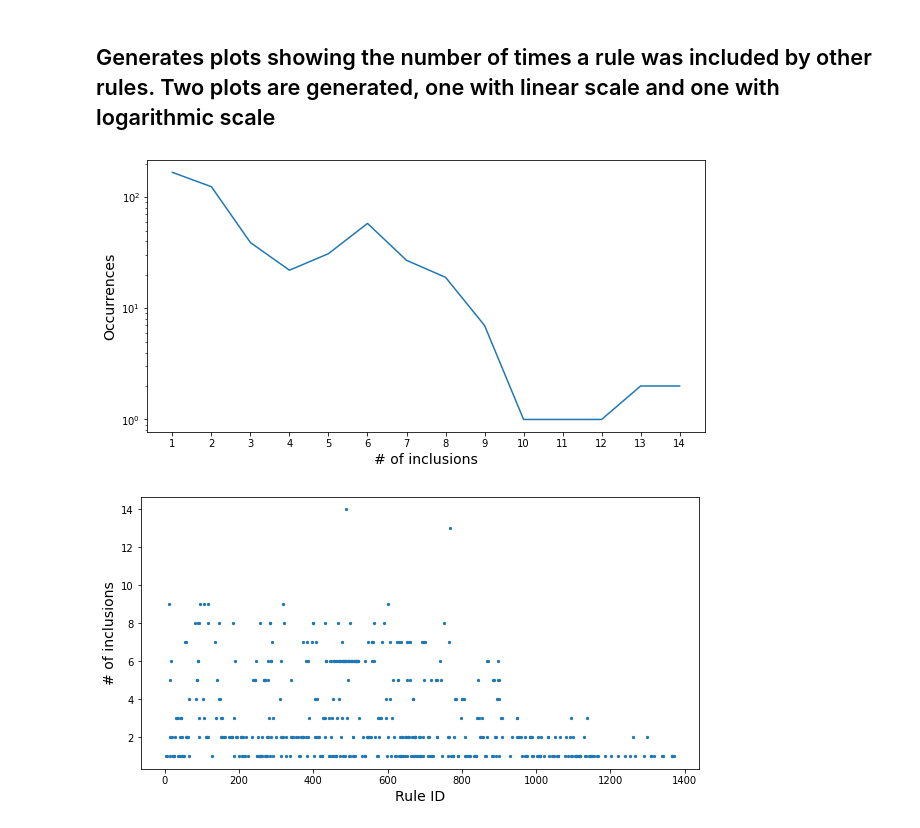
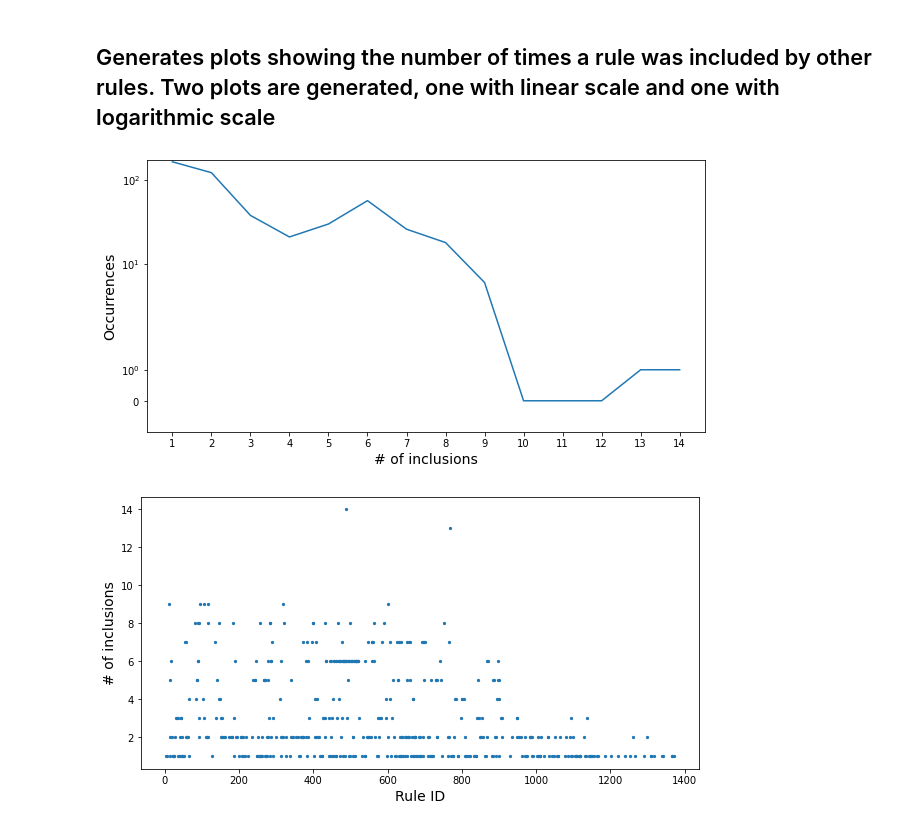
Before and after one commit to Tobi2K/statistics-extraction, a Jupyter notebook: inclusion-stats/InclusionStats.ipynb, the cells around one changed output. Cells and saved outputs as stored; diff of their text form; code cells hidden in the pictures.

Commit message:
fix: Corrected scale on inclusion images

```diff
--- a/inclusion-stats/InclusionStats.ipynb
+++ b/inclusion-stats/InclusionStats.ipynb
@@ -123,35 +123,37 @@ y_second = [0] * 15
 for occ in y:
     y_second[occ] += 1
 y_second = y_second[1:]
-y_second = np.asarray(y_second) + 1
+#y_second = np.asarray(y_second) + 1
 fig = plt.figure(figsize=(10,5))
 
 plt.plot(list(range(1,15)), y_second)
 plt.xticks(list(range(1,15)))
-plt.yscale('log')
+plt.yscale('symlog', linthresh=3)
+_, maximum = plt.ylim()
+plt.ylim(-1, maximum)
 plt.xlabel('# of inclusions')
 plt.ylabel('Occurrences')
 fig.savefig('amount_of_inclusions_graph.jpg', bbox_inches='tight', dpi=500)
 plt.show()
 
 
 x_ax = []
 y_ax = []
 count = 0
 for i in y:
     if not i == 0:
         x_ax.append(count)
         y_ax.append(i)
     count += 1
 
 
 fig = plt.figure(figsize=(10,5))
 
 plt.scatter(x_ax, y_ax, s=5)
 plt.xlabel('Rule ID')
 plt.ylabel('# of inclusions')
 fig.savefig('amount_of_inclusions.jpg', bbox_inches='tight', dpi=500)
 plt.show()
 # %% [output]
-[figure, old version]
+[figure, new version]
 [figure]
```
Also changed, not shown: 1 other file.
